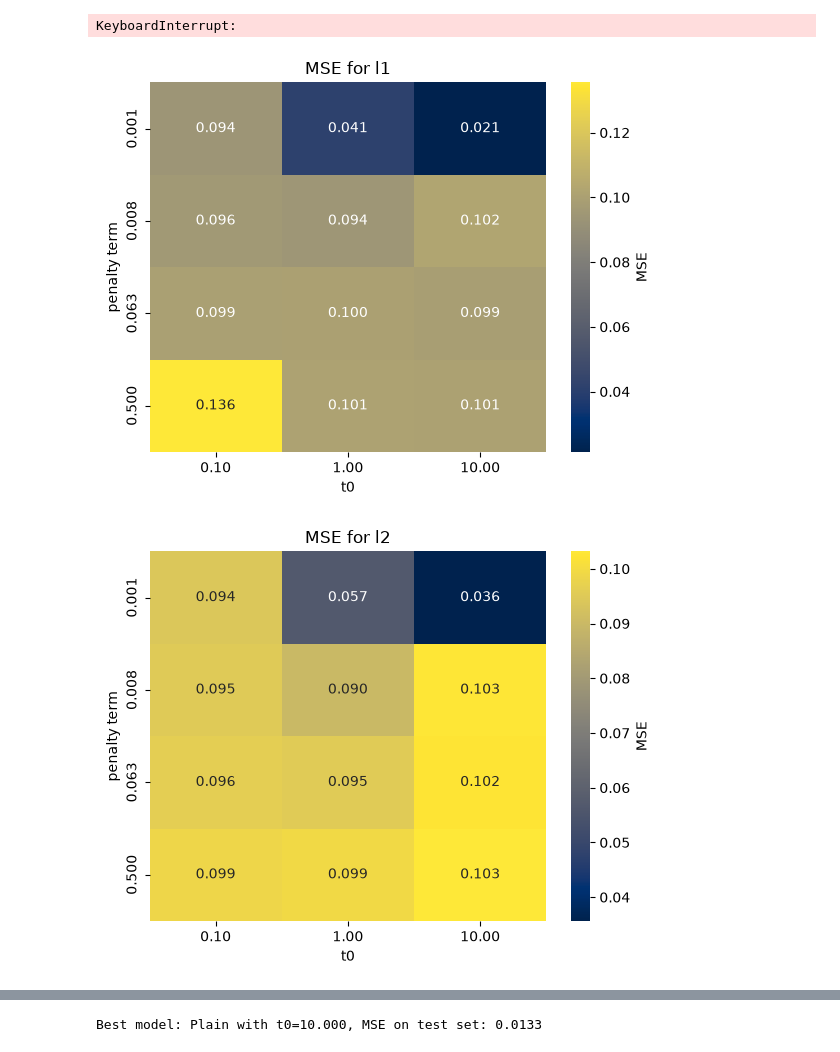
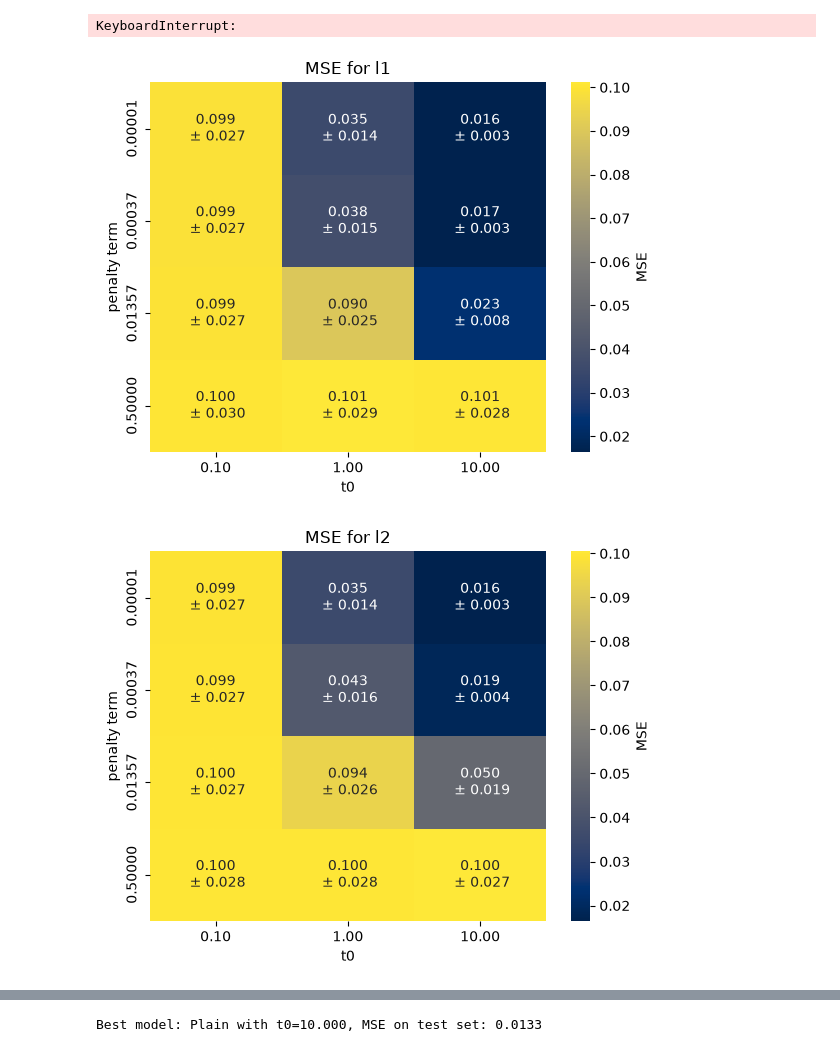
Before and after one commit to kevintannum/FYS-STK3155---Projects---UiO, a Jupyter notebook: Code/regression_runges.ipynb, the cells around one changed output, grey strips where cells are left out. Cells and saved outputs as stored; diff of their text form; code cells hidden in the pictures.

```diff
--- a/Code/regression_runges.ipynb
+++ b/Code/regression_runges.ipynb
@@ -279,7 +279,7 @@ t1 = 100.0
 batch_size = 10
 
 MSEs = np.zeros((len(functions), len(number_of_hidden_layers), len(number_of_nodes)))  # Initialize MSE array for all functions
-
+STDs = np.zeros((len(functions), len(number_of_hidden_layers), len(number_of_nodes)))  # Initialize STD array for all functions
 
 for k, (function, function_der) in enumerate(zip(functions, functions_der)):
     for i, n_layers in enumerate(number_of_hidden_layers):
@@ -306,15 +306,17 @@ for k, (function, function_der) in enumerate(zip(functions, functions_der)):
             fold_mses = []
 
             for train_idx, val_idx in cv.split(Xtrain):
+                X_train_cv = (Xtrain-Xtrain[train_idx].mean(axis=0)) / Xtrain[train_idx].std(axis=0)
+                y_train_cv = (ytrain-ytrain[train_idx].mean()) / ytrain[train_idx].std()
                 fold_model = clone(net)
 
                 fold_model.fit(
-                    Xtrain[train_idx],
-                    ytrain[train_idx]
+                    X_train_cv[train_idx],
+                    y_train_cv[train_idx].reshape(-1, 1)
                 )
 
-                y_pred = fold_model.predict(Xtrain[val_idx])
-
+                y_pred_scaled = fold_model.predict(X_train_cv[val_idx])
+                y_pred = y_pred_scaled*ytrain[train_idx].std()+ytrain[train_idx].mean()
                 fold_mse = mean_squared_error(
                     ytrain[val_idx],
                     y_pred
@@ -322,10 +324,14 @@ for k, (function, function_der) in enumerate(zip(functions, functions_der)):
 
                 fold_mses.append(fold_mse)
             MSEs[k, i, j] = np.mean(fold_mses)
+            STDs[k, i, j] = np.std(fold_mses)
             #----------------------
 # %%
 for i in range(len(functions)):
-    sns.heatmap(MSEs[i], annot=True, fmt=".3f", xticklabels=number_of_nodes, yticklabels=number_of_hidden_layers, cmap = "cividis", cbar_kws={'label': 'MSE'})
+    means = MSEs[i]
+    stds = STDs[i]*1.96 #95% confidence interval
+    annotations = np.array([[f"{mean:.3f}\n±{std:.3f}" for mean, std in zip(row_mean, row_std)] for row_mean, row_std in zip(means, stds)])
+    sns.heatmap(MSEs[i], annot=annotations, fmt="", xticklabels=number_of_nodes, yticklabels=number_of_hidden_layers, cmap = "cividis", cbar_kws={'label': 'MSE'})
     plt.title(f"MSE for {functions[i].__name__}")
     plt.xlabel("Number of Nodes")
     plt.ylabel("Number of Hidden Layers")
@@ -378,7 +410,7 @@ KeyboardInterrupt:
 layer_output_sizes = [50, 1]  # Example layer sizes for the network
 layer_input_size = 1  # Input size for the network
 
-lbds = np.exp(np.linspace(np.log(0.001), np.log(0.5), 4))
+lbds = np.exp(np.linspace(np.log(0.00001), np.log(0.5), 4))
 t0s = np.logspace(-1, 1, 3)
 
 epochs = 100
@@ -388,6 +420,7 @@ batch_size = 10
 methods = ["Lasso", "Ridge", "Plain"]
 
 MSEs = np.zeros((len(methods), len(lbds), len(t0s)))
+STDs = np.zeros((len(methods), len(lbds), len(t0s)))
 
 for k, method in enumerate(methods):
     for i, lbd in enumerate(lbds):
@@ -414,13 +447,16 @@ for k, method in enumerate(methods):
 
             for train_idx, val_idx in cv.split(Xtrain):
                 fold_model = clone(net)
+                X_train_cv = (Xtrain-Xtrain[train_idx].mean(axis=0)) / Xtrain[train_idx].std(axis=0)
+                y_train_cv = (ytrain-ytrain[train_idx].mean()) / ytrain[train_idx].std()
 
                 fold_model.fit(
-                    Xtrain[train_idx],
-                    ytrain[train_idx]
+                    X_train_cv[train_idx],
+                    y_train_cv[train_idx].reshape(-1, 1)
                 )
 
-                y_pred = fold_model.predict(Xtrain[val_idx])
+                y_pred_scaled = fold_model.predict(X_train_cv[val_idx])
+                y_pred = y_pred_scaled*ytrain[train_idx].std()+ytrain[train_idx].mean()
 
                 fold_mse = mean_squared_error(
                     ytrain[val_idx],
@@ -429,20 +465,28 @@ for k, method in enumerate(methods):
 
                 fold_mses.append(fold_mse)
             MSEs[k, i, j] = np.mean(fold_mses)
+            STDs[k, i, j] = np.std(fold_mses)
             #----------------------
 # %%
 for i, name in enumerate(["l1","l2"]):
-    sns.heatmap(MSEs[i], annot=True, fmt=".3f", xticklabels=[f"{t0:.2f}" for t0 in t0s], yticklabels=[f"{lbd:.3f}" for lbd in lbds], cmap = "cividis", cbar_kws={'label': 'MSE'})#<-ChatGPT hjalp med å legge til labels på plottet
+    means = MSEs[i]
+    stds = STDs[i]
+
+    annotations = np.array([[f"{mean:.3f}\n ± {std:.3f}" for mean, std in zip(mean_row, std_row)] for mean_row, std_row in zip(means, stds)]) #<-UiOGPT la til denne linjen
+    sns.heatmap(MSEs[i], annot=annotations, fmt="", xticklabels=[f"{t0:.2f}" for t0 in t0s], yticklabels=[f"{lbd:.5f}" for lbd in lbds], cmap = "cividis", cbar_kws={'label': 'MSE'})#<-ChatGPT hjalp med å legge til labels på plottet
     plt.title(f"MSE for "+name)
     plt.xlabel("t0")
     plt.ylabel("penalty term")
     plt.show()
 
 #For Plain, I pick the
-sns.heatmap(MSEs[2,0:1,:], annot=True, fmt=".3f", xticklabels=[f"{t0:.3f}" for t0 in t0s], cmap = "cividis", cbar_kws={'label': 'MSE'})#<-ChatGPT hjalp med å legge til labels på plottet
+means = MSEs[2]
+stds = STDs[2]
+annotations = np.array([[f"{mean:.3f}\n ± {std:.3f}" for mean, std in zip(means[0], stds[0])]]) #<-UiOGPT la til denne linjen
+sns.heatmap(MSEs[2,0:1,:], annot=annotations, fmt="", xticklabels=[f"{t0:.3f}" for t0 in t0s], cmap = "cividis", cbar_kws={'label': 'MSE'})#<-ChatGPT hjalp med å legge til labels på plottet
 plt.title(f"MSE for Plain")
 plt.xlabel("t0")
 plt.show()
 # %% [output]
-[figure, old version]
+[figure, new version]
-[figure, old version]
+[figure, new version]
```
Also changed, not shown: parts of 7 cells of this notebook.
